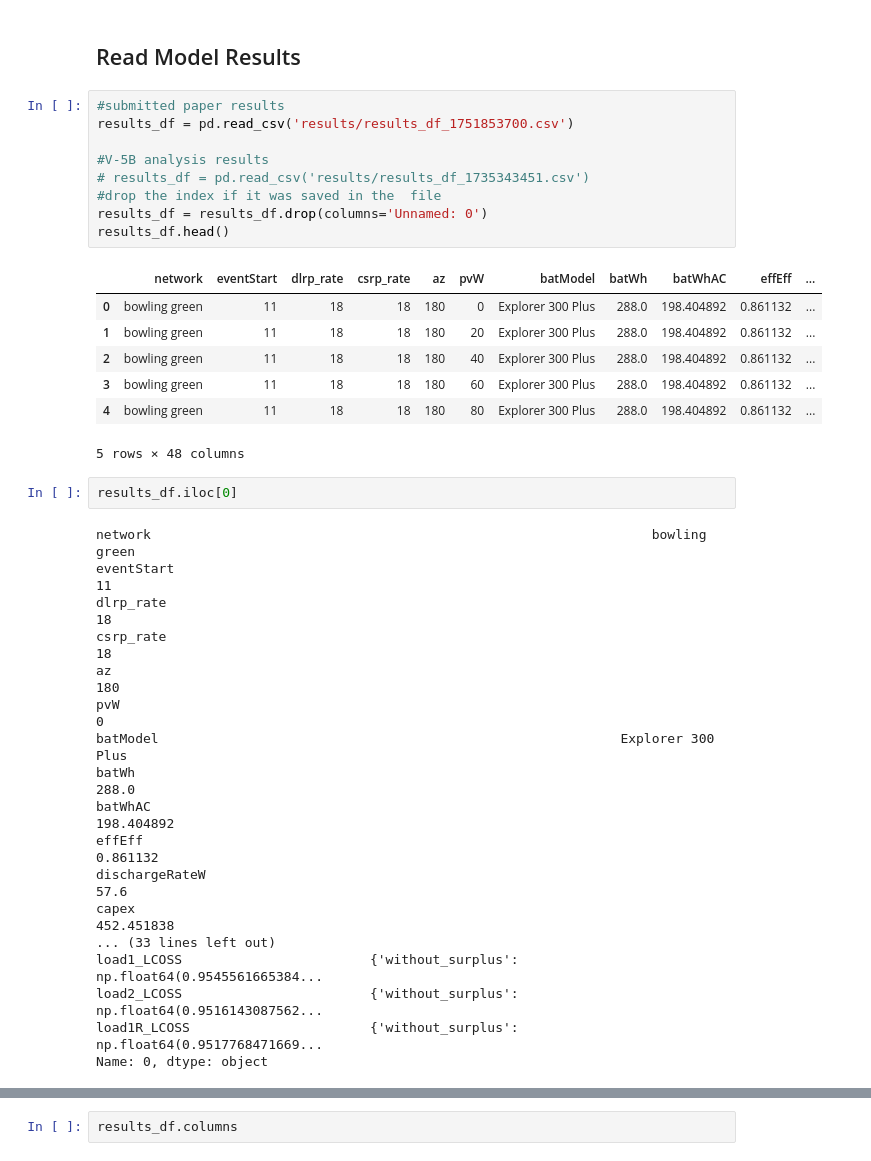
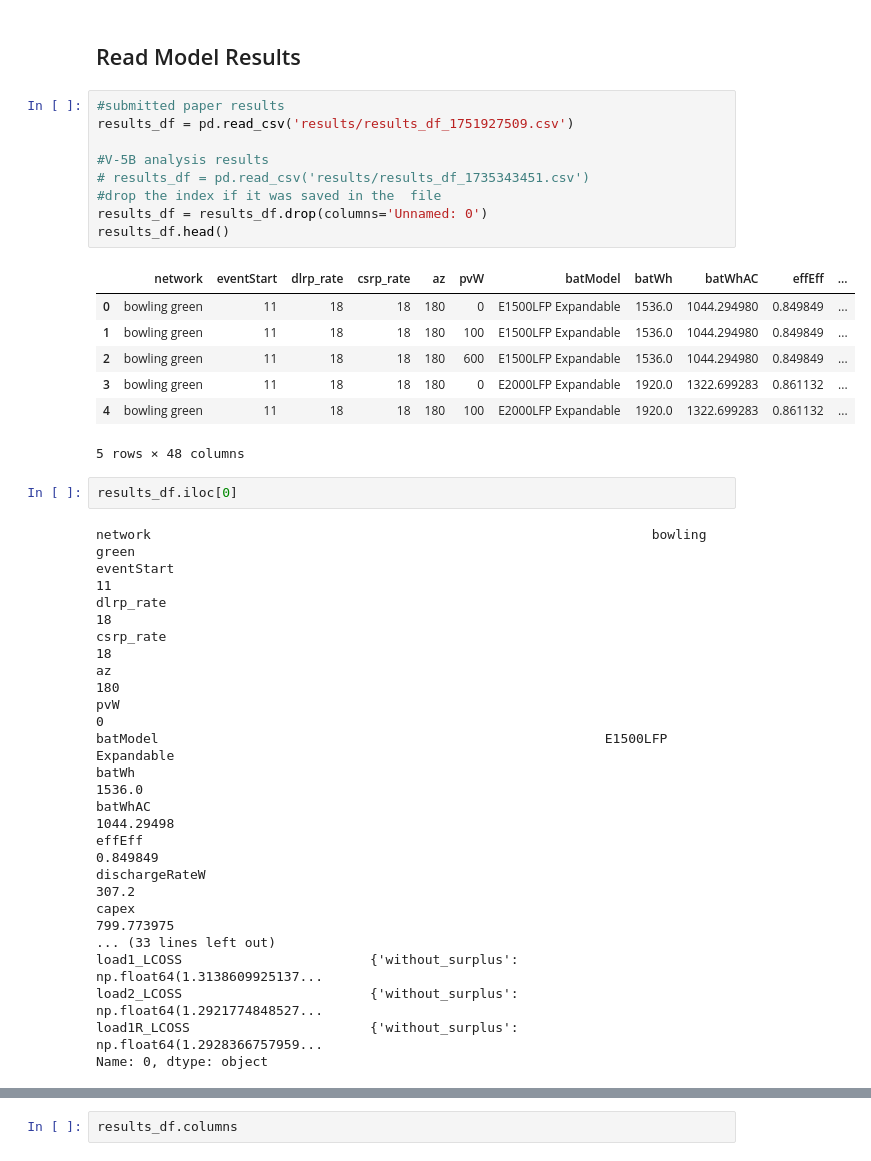
Before and after one commit to alexnathanson/TEA_AggregatedOffGridPVPowerStations, a Jupyter notebook: analysis_v2.ipynb, the cells around one changed output, grey strips where cells are left out. Cells and saved outputs as stored; diff of their text form.

```diff
--- a/analysis_v2.ipynb
+++ b/analysis_v2.ipynb
@@ -33,20 +33,20 @@ network_df.head()
 ## Read Model Results
 # %%
 #submitted paper results
-results_df = pd.read_csv('results/results_df_1751853700.csv')
+results_df = pd.read_csv('results/results_df_1751927509.csv')
 
 #V-5B analysis results
 # results_df = pd.read_csv('results/results_df_1735343451.csv')
 #drop the index if it was saved in the  file
 results_df = results_df.drop(columns='Unnamed: 0')
 results_df.head()
 # %% [output]
 |  | network | eventStart | dlrp_rate | csrp_rate | az | pvW | batModel | batWh | batWhAC | effEff | ... |
-| 0 | bowling green | 11 | 18 | 18 | 180 | 0 | Explorer 300 Plus | 288.0 | 198.404892 | 0.861132 | ... |
-| 1 | bowling green | 11 | 18 | 18 | 180 | 20 | Explorer 300 Plus | 288.0 | 198.404892 | 0.861132 | ... |
-| 2 | bowling green | 11 | 18 | 18 | 180 | 40 | Explorer 300 Plus | 288.0 | 198.404892 | 0.861132 | ... |
-| 3 | bowling green | 11 | 18 | 18 | 180 | 60 | Explorer 300 Plus | 288.0 | 198.404892 | 0.861132 | ... |
-| 4 | bowling green | 11 | 18 | 18 | 180 | 80 | Explorer 300 Plus | 288.0 | 198.404892 | 0.861132 | ... |
+| 0 | bowling green | 11 | 18 | 18 | 180 | 0 | E1500LFP Expandable | 1536.0 | 1044.294980 | 0.849849 | ... |
+| 1 | bowling green | 11 | 18 | 18 | 180 | 100 | E1500LFP Expandable | 1536.0 | 1044.294980 | 0.849849 | ... |
+| 2 | bowling green | 11 | 18 | 18 | 180 | 600 | E1500LFP Expandable | 1536.0 | 1044.294980 | 0.849849 | ... |
+| 3 | bowling green | 11 | 18 | 18 | 180 | 0 | E2000LFP Expandable | 1920.0 | 1322.699283 | 0.861132 | ... |
+| 4 | bowling green | 11 | 18 | 18 | 180 | 100 | E2000LFP Expandable | 1920.0 | 1322.699283 | 0.861132 | ... |
 5 rows × 48 columns
 # %%
 results_df.iloc[0]
@@ -57,16 +57,16 @@ dlrp_rate
 csrp_rate                                                                         18
 az                                                                               180
 pvW                                                                                0
-batModel                                                           Explorer 300 Plus
-batWh                                                                          288.0
-batWhAC                                                                   198.404892
-effEff                                                                      0.861132
-dischargeRateW                                                                  57.6
-capex                                                                     452.451838
+batModel                                                         E1500LFP Expandable
+batWh                                                                         1536.0
+batWhAC                                                                   1044.29498
+effEff                                                                      0.849849
+dischargeRateW                                                                 307.2
+capex                                                                     799.773975
 ... (33 lines left out)
-load1_LCOSS                        {'without_surplus': np.float64(0.9545561665384...
-load2_LCOSS                        {'without_surplus': np.float64(0.9516143087562...
-load1R_LCOSS                       {'without_surplus': np.float64(0.9517768471669...
+load1_LCOSS                        {'without_surplus': np.float64(1.3138609925137...
+load2_LCOSS                        {'without_surplus': np.float64(1.2921774848527...
+load1R_LCOSS                       {'without_surplus': np.float64(1.2928366757959...
 Name: 0, dtype: object
 # %%
 results_df.info()
```
Also changed, not shown: parts of 23 cells of this notebook, 5 other files.
